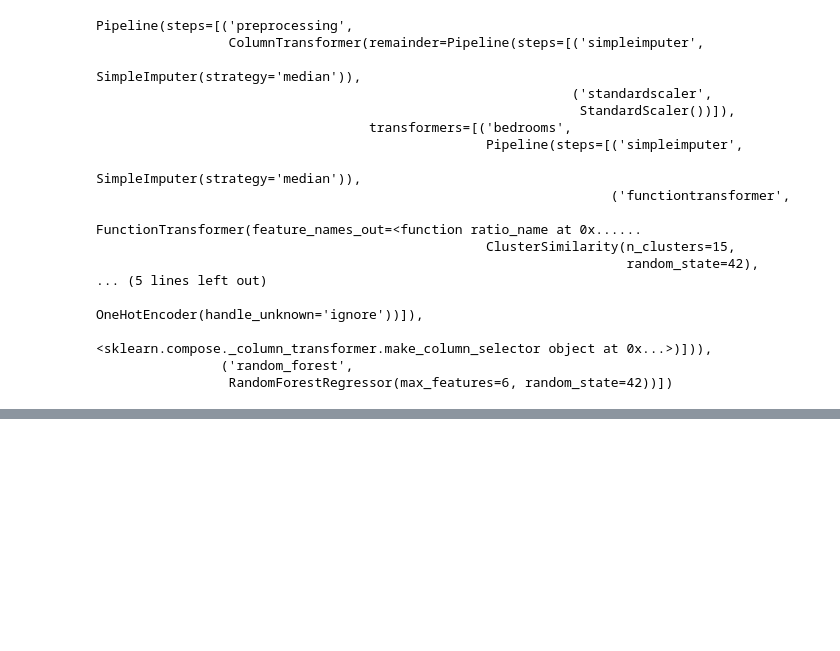
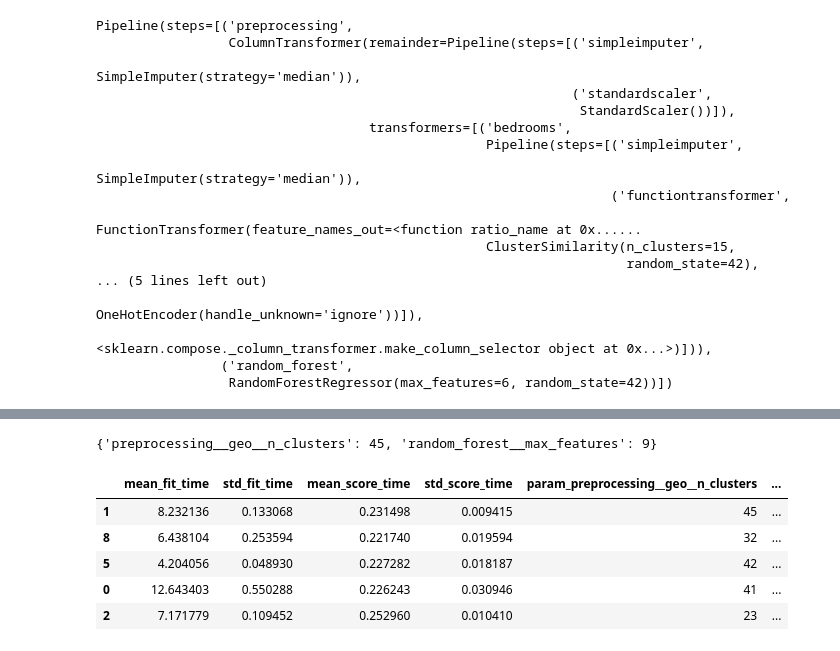
Before and after one commit to AtulKale1011/REALESTATECOMPANY, a Jupyter notebook: test.ipynb, the cells around one changed output, grey strips where cells are left out. Cells and saved outputs as stored; diff of their text form; code cells hidden in the pictures; blank space fills up the shorter version.

Commit message:
Used RandomSearchcv for finr tuning and got better results and different best_params

```diff
--- a/test.ipynb
+++ b/test.ipynb
@@ -757,0 +760,14 @@ cv_rsme.head()
+# %%
+from sklearn.model_selection import RandomizedSearchCV
+from scipy.stats import randint
+
+param_distribution = {
+        'preprocessing__geo__n_clusters': randint(low=3, high=50),
+        'random_forest__max_features':randint(low=2, high=20)
+    }
+
+rnd_search = RandomizedSearchCV(
+    full_pipeline, param_distributions=param_distribution, n_iter=10, cv=3, scoring="neg_root_mean_squared_error", random_state=42
+    )
+
+rnd_search.fit(housing, housing_labels)
@@ -757,0 +791,15 @@ cv_rsme.head()
+# %%
+rnd_search.best_params_
+# %% [output]
+{'preprocessing__geo__n_clusters': 45, 'random_forest__max_features': 9}
+# %%
+rnd_results = pd.DataFrame(rnd_search.cv_results_)
+rnd_results.sort_values(by="mean_test_score", ascending=False, inplace=True)
+rnd_results.head()
+# %% [output]
+|  | mean_fit_time | std_fit_time | mean_score_time | std_score_time | param_preprocessing__geo__n_clusters | ... |
+| 1 | 8.232136 | 0.133068 | 0.231498 | 0.009415 | 45 | ... |
+| 8 | 6.438104 | 0.253594 | 0.221740 | 0.019594 | 32 | ... |
+| 5 | 4.204056 | 0.048930 | 0.227282 | 0.018187 | 42 | ... |
+| 0 | 12.643403 | 0.550288 | 0.226243 | 0.030946 | 41 | ... |
+| 2 | 7.171779 | 0.109452 | 0.252960 | 0.010410 | 23 | ... |
```
Also changed, not shown: parts of 3 cells of this notebook.
